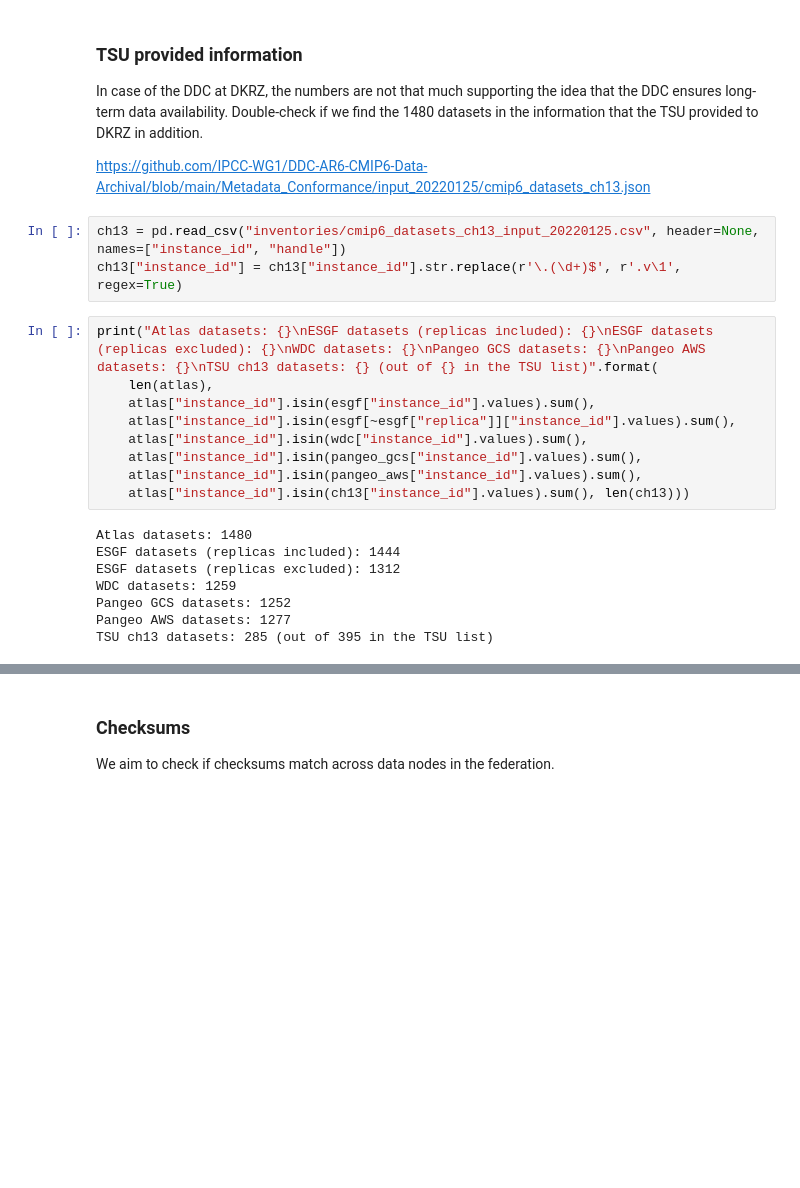
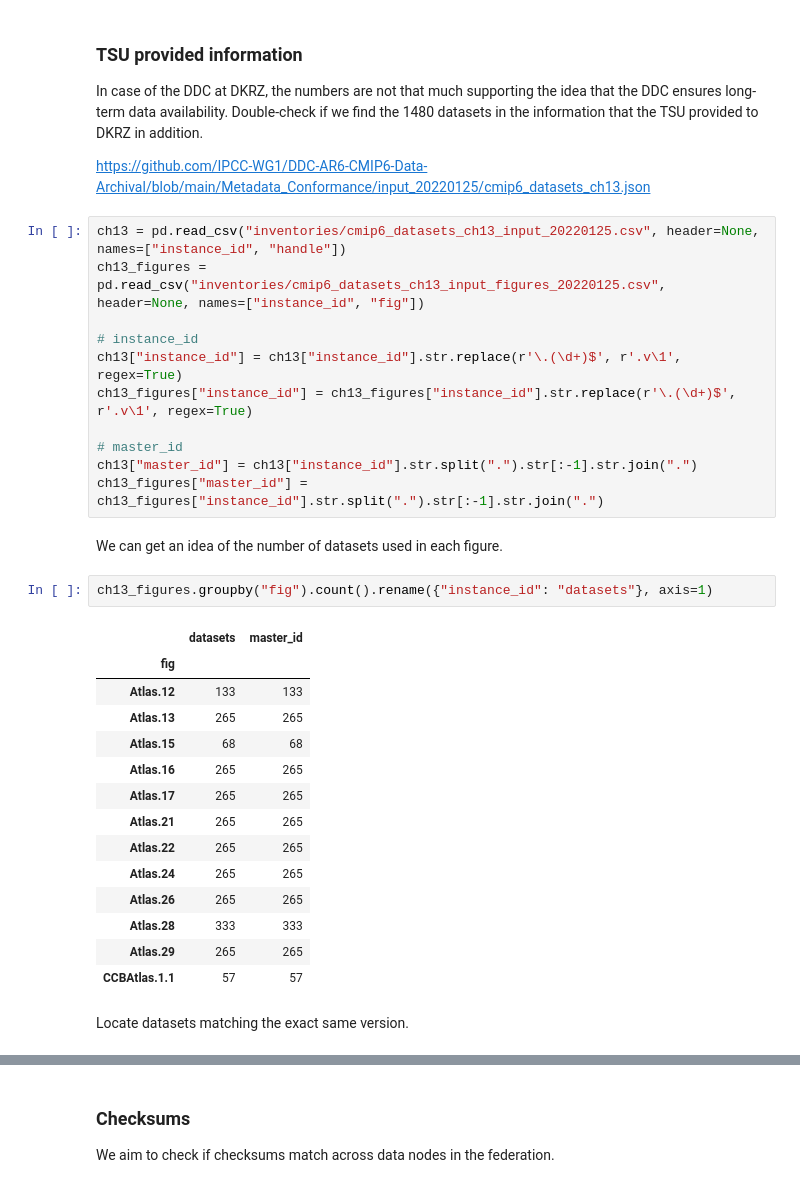
Before and after one commit to zequihg50/reproducibility-ipcc-atlas, a Jupyter notebook: main.ipynb, the cells around one changed output, grey strips where cells are left out. Drawn from its saved outputs; the diff is of its cells as text; blank space fills up the shorter version.

```diff
--- a/main.ipynb
+++ b/main.ipynb
@@ -188,21 +188,33 @@ In case of the DDC at DKRZ, the numbers are not that much supporting the idea th
 https://github.com/IPCC-WG1/DDC-AR6-CMIP6-Data-Archival/blob/main/Metadata_Conformance/input_20220125/cmip6_datasets_ch13.json
 # %%
 ch13 = pd.read_csv("inventories/cmip6_datasets_ch13_input_20220125.csv", header=None, names=["instance_id", "handle"])
+ch13_figures = pd.read_csv("inventories/cmip6_datasets_ch13_input_figures_20220125.csv", header=None, names=["instance_id", "fig"])
+
+# instance_id
 ch13["instance_id"] = ch13["instance_id"].str.replace(r'\.(\d+)$', r'.v\1', regex=True)
+ch13_figures["instance_id"] = ch13_figures["instance_id"].str.replace(r'\.(\d+)$', r'.v\1', regex=True)
+
+# master_id
+ch13["master_id"] = ch13["instance_id"].str.split(".").str[:-1].str.join(".")
+ch13_figures["master_id"] = ch13_figures["instance_id"].str.split(".").str[:-1].str.join(".")
-# %%
-print("Atlas datasets: {}\nESGF datasets (replicas included): {}\nESGF datasets (replicas excluded): {}\nWDC datasets: {}\nPangeo GCS datasets: {}\nPangeo AWS datasets: {}\nTSU ch13 datasets: {} (out of {} in the TSU list)".format(
-    len(atlas),
-    atlas["instance_id"].isin(esgf["instance_id"].values).sum(),
-    atlas["instance_id"].isin(esgf[~esgf["replica"]]["instance_id"].values).sum(),
-    atlas["instance_id"].isin(wdc["instance_id"].values).sum(),
-    atlas["instance_id"].isin(pangeo_gcs["instance_id"].values).sum(),
-    atlas["instance_id"].isin(pangeo_aws["instance_id"].values).sum(),
-    atlas["instance_id"].isin(ch13["instance_id"].values).sum(), len(ch13)))
-# %% [output]
-Atlas datasets: 1480
-ESGF datasets (replicas included): 1444
-ESGF datasets (replicas excluded): 1312
-WDC datasets: 1259
-Pangeo GCS datasets: 1252
-Pangeo AWS datasets: 1277
-TSU ch13 datasets: 285 (out of 395 in the TSU list)
+# %% [markdown]
+We can get an idea of the number of datasets used in each figure.
+# %%
+ch13_figures.groupby("fig").count().rename({"instance_id": "datasets"}, axis=1)
+# %% [output]
+|  | datasets | master_id |
+| fig |  |  |
+| Atlas.12 | 133 | 133 |
+| Atlas.13 | 265 | 265 |
+| Atlas.15 | 68 | 68 |
+| Atlas.16 | 265 | 265 |
+| Atlas.17 | 265 | 265 |
+| Atlas.21 | 265 | 265 |
+| Atlas.22 | 265 | 265 |
+| Atlas.24 | 265 | 265 |
+| Atlas.26 | 265 | 265 |
+| Atlas.28 | 333 | 333 |
+| Atlas.29 | 265 | 265 |
+| CCBAtlas.1.1 | 57 | 57 |
+# %% [markdown]
+Locate datasets matching the exact same version.
```
Also changed, not shown: parts of 13 cells of this notebook, 2 other files.
